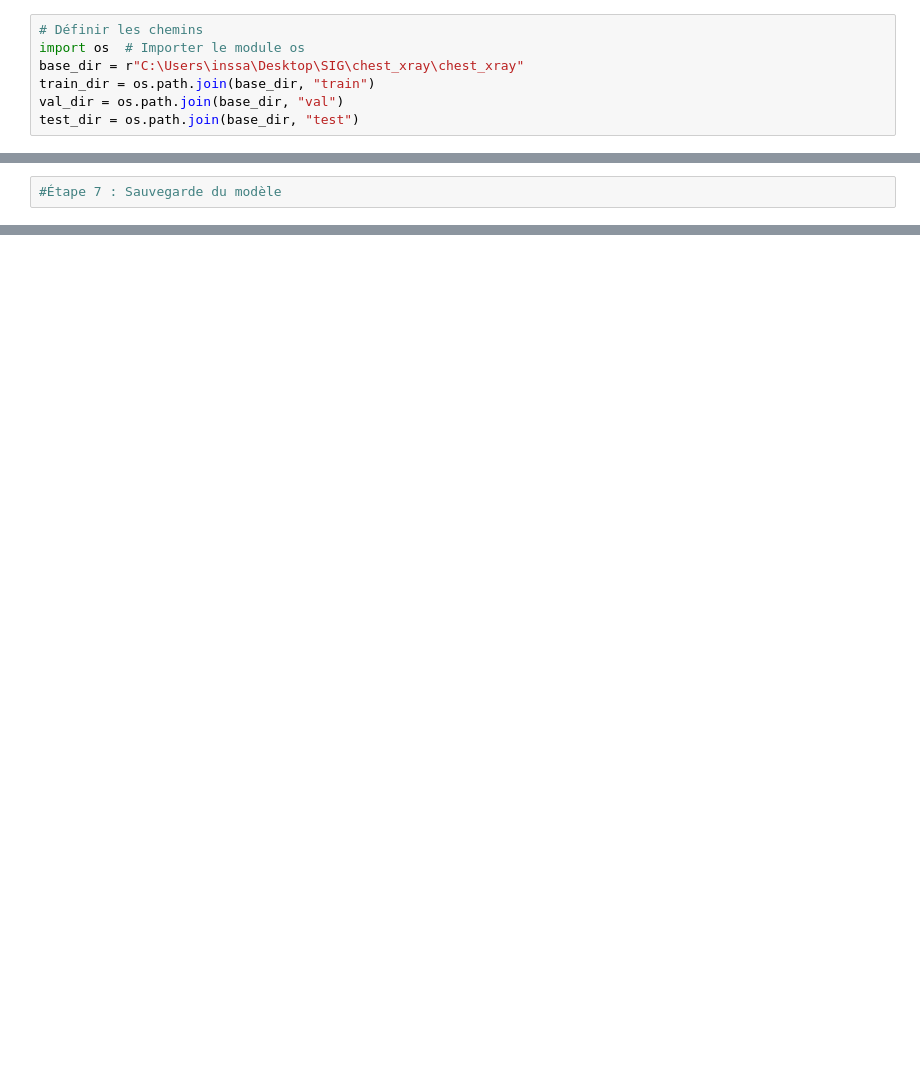
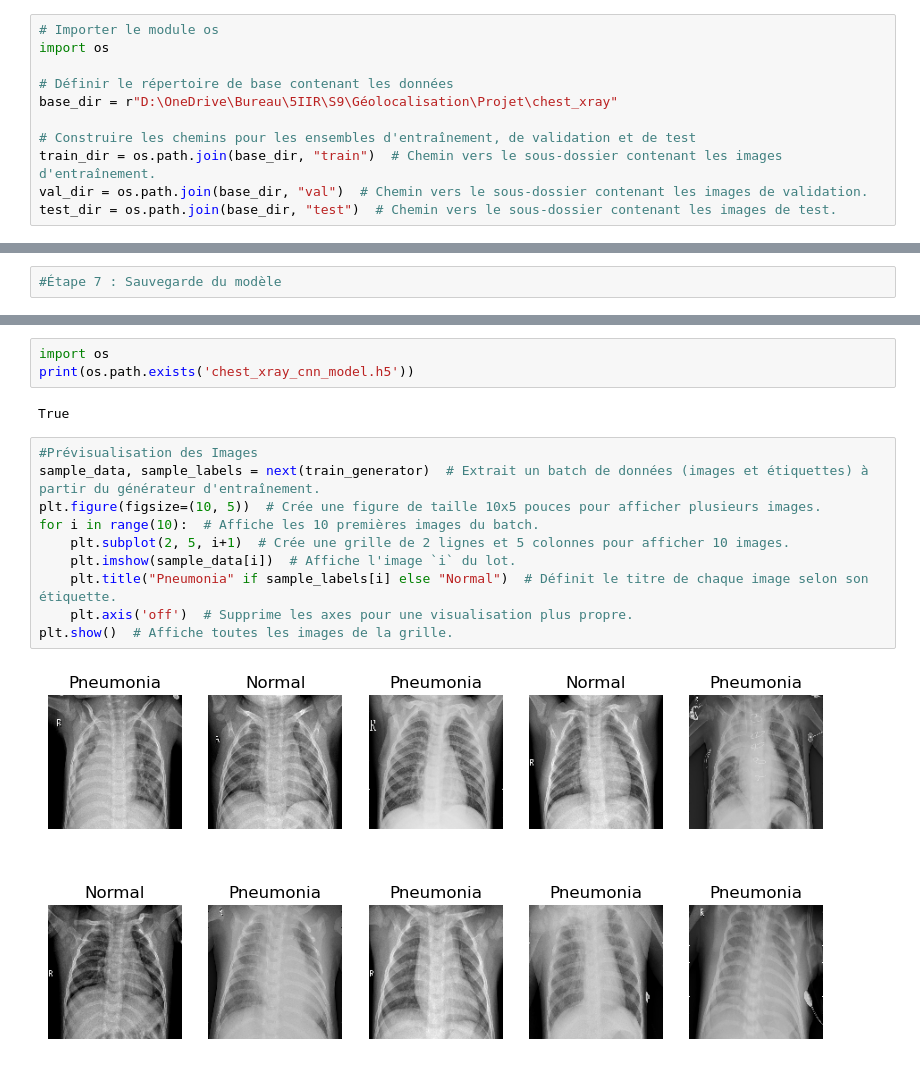
Before and after one commit to inssaf-01/CNNDeepL, a Jupyter notebook: DeepLearning.ipynb, the cells around one changed output, grey strips where cells are left out. Drawn from its saved outputs; the diff is of its cells as text; blank space fills up the shorter version.

```diff
--- a/DeepLearning.ipynb
+++ b/DeepLearning.ipynb
@@ -23,9 +74,13 @@ from tensorflow.keras.preprocessing.image import ImageDataGenerator
 # %%
-# Définir les chemins
-import os  # Importer le module os
-base_dir = r"C:\Users\inssa\Desktop\SIG\chest_xray\chest_xray"
-train_dir = os.path.join(base_dir, "train")
-val_dir = os.path.join(base_dir, "val")
-test_dir = os.path.join(base_dir, "test")
+# Importer le module os
+import os
+
+# Définir le répertoire de base contenant les données
+base_dir = r"D:\OneDrive\Bureau\5IIR\S9\Géolocalisation\Projet\chest_xray"
+
+# Construire les chemins pour les ensembles d'entraînement, de validation et de test
+train_dir = os.path.join(base_dir, "train")  # Chemin vers le sous-dossier contenant les images d'entraînement.
+val_dir = os.path.join(base_dir, "val")  # Chemin vers le sous-dossier contenant les images de validation.
+test_dir = os.path.join(base_dir, "test")  # Chemin vers le sous-dossier contenant les images de test.
 # %%
 # Préparation des générateurs de données
@@ -127,0 +291,17 @@ NameError: name 'model' is not defined
+# %%
+import os
+print(os.path.exists('chest_xray_cnn_model.h5'))
+# %% [output]
+True
+# %%
+#Prévisualisation des Images
+sample_data, sample_labels = next(train_generator)  # Extrait un batch de données (images et étiquettes) à partir du générateur d'entraînement.
+plt.figure(figsize=(10, 5))  # Crée une figure de taille 10x5 pouces pour afficher plusieurs images.
+for i in range(10):  # Affiche les 10 premières images du batch.
+    plt.subplot(2, 5, i+1)  # Crée une grille de 2 lignes et 5 colonnes pour afficher 10 images.
+    plt.imshow(sample_data[i])  # Affiche l'image `i` du lot.
+    plt.title("Pneumonia" if sample_labels[i] else "Normal")  # Définit le titre de chaque image selon son étiquette.
+    plt.axis('off')  # Supprime les axes pour une visualisation plus propre.
+plt.show()  # Affiche toutes les images de la grille.
+# %% [output]
+[figure, added]
```
Also changed, not shown: parts of 15 cells of this notebook.
